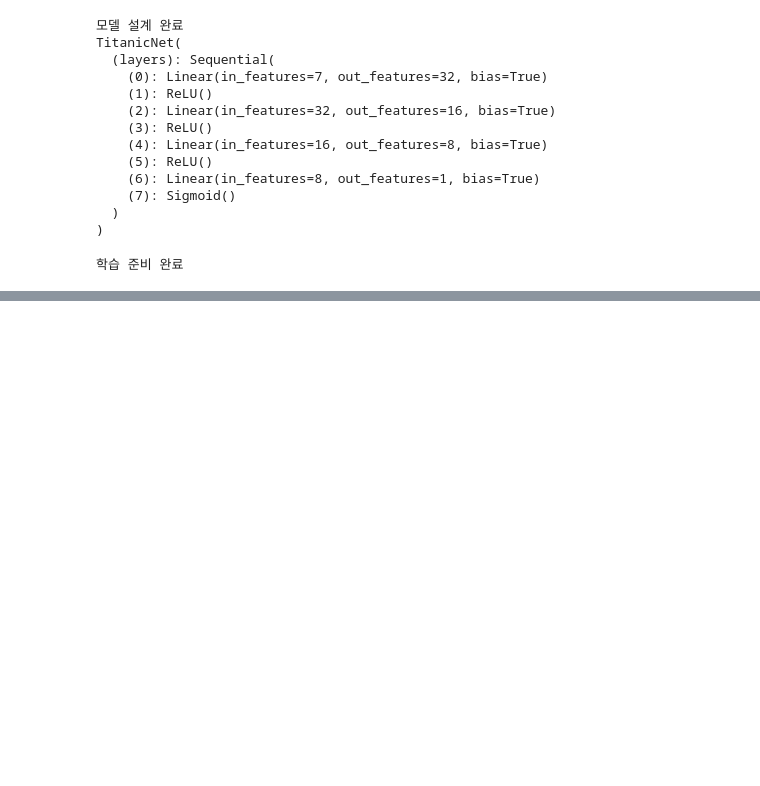
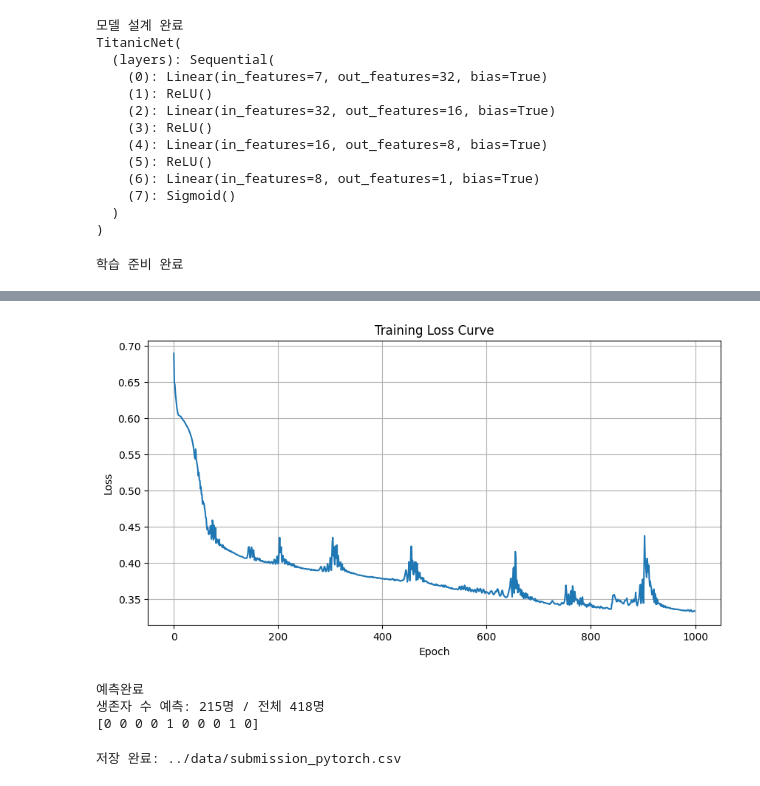
Before and after one commit to Yudongok/kaggle-projects, a Jupyter notebook: titanic-ml/notebooks/01_eda.ipynb, the cells around one changed output, grey strips where cells are left out. Drawn from its saved outputs; the diff is of its cells as text; code cells hidden in the pictures; blank space fills up the shorter version.

```diff
--- a/titanic-ml/notebooks/01_eda.ipynb
+++ b/titanic-ml/notebooks/01_eda.ipynb
@@ -329 +334,40 @@ Epoch[1000/1000] | Loss: 0.3286
 학습 종료
+# %%
+import matplotlib.pyplot as plt
+
+plt.figure(figsize=(10, 5))
+plt.plot(loss_history)
+plt.title('Training Loss Curve')
+plt.xlabel('Epoch')
+plt.ylabel('Loss')
+plt.grid(True)
+plt.show()
+# %% [output]
+[figure, added]
+# %%
+model.eval()
+
+with torch.no_grad():
+    y_test_pred = model(X_test_tensor)
+    prediction_labels = (y_test_pred > 0.5).int()
+    final_predictions = prediction_labels.cpu().numpy().flatten()
+
+print("예측완료")
+print(f"생존자 수 예측: {sum(final_predictions)}명 / 전체 {len(final_predictions)}명")
+print(final_predictions[:10])
+# %% [output]
+예측완료
+생존자 수 예측: 215명 / 전체 418명
+[0 0 0 0 1 0 0 0 1 0]
+# %%
+submission = pd.DataFrame({
+    "PassengerId": df_test["PassengerId"],
+    "Survived": final_predictions
+})
+
+save_path = "../data/submission_pytorch.csv"
+submission.to_csv(save_path, index=False)
+
+print(f"저장 완료: {save_path}")
+# %% [output]
+저장 완료: ../data/submission_pytorch.csv
```
Also changed, not shown: parts of 2 cells of this notebook, 6 other files.
